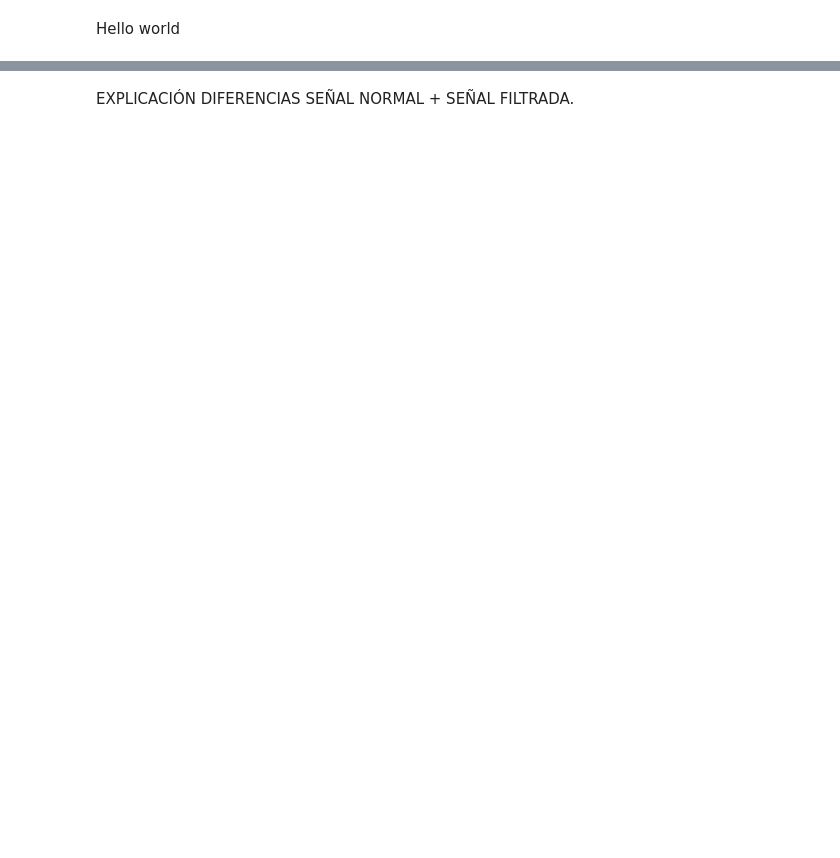
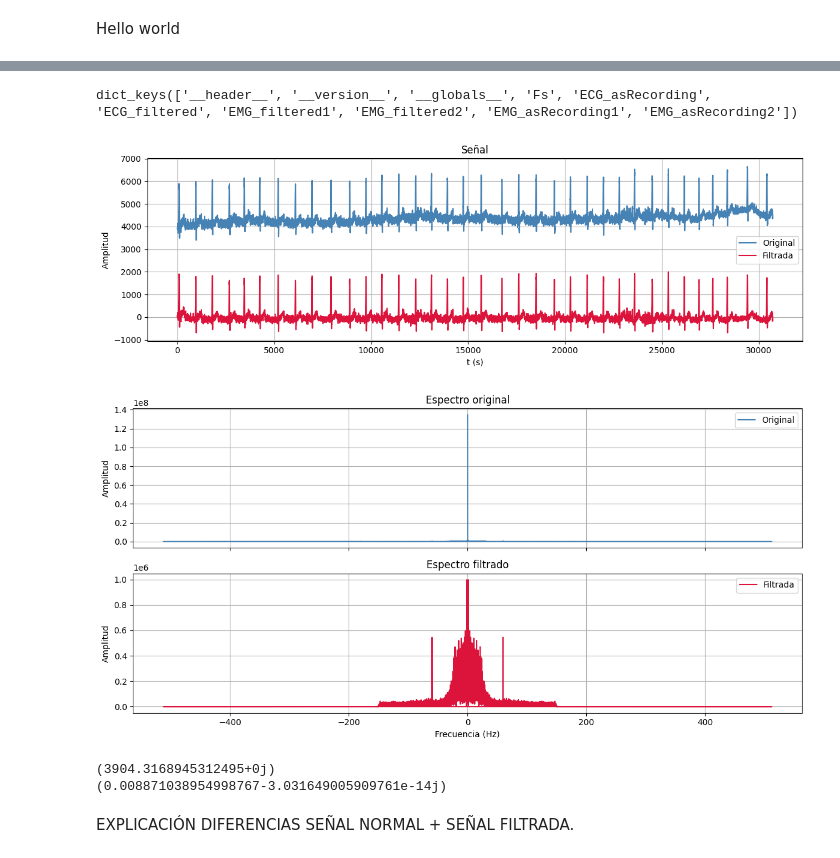
Before and after one commit to Daniu13/Lab_biosenales1, a Jupyter notebook: prac3/act_clase.ipynb, the cells around one changed output, grey strips where cells are left out. Saved outputs shown, nothing was run; the diff lists cells and outputs as text; code cells hidden in the pictures; blank space fills up the shorter version.

Commit message:
Cambie la funcion de graficar e hice hasta lo de los 15 ciclos

```diff
--- a/prac3/act_clase.ipynb
+++ b/prac3/act_clase.ipynb
@@ -78,2 +63,41 @@ dict_keys(['__header__', '__version__', '__globals__', 'Fs', 'ECG_asRecording',
+# %%
+fs = 1024 #Hz
+signals = sio.loadmat(r'signals.mat') # cambiar para colab
+print(signals.keys())
+# 'ECG_asRecording'
+# 'EMG_asRecording1'
+# 'EMG_asRecording2'
+
+#señal ecg en t
+ecg = signals['ECG_asRecording'].flatten()
+ecg_filtrada = signals['ECG_filtered'].flatten()
+
+
+#Vec tiempo
+vec_tiempo = np.arange(0, len(ecg))
+
+#señal ecg en freq
+freqs = np.fft.fftfreq(len(ecg), d=1/fs)
+fft_ecg = np.fft.fft(ecg)
+fft_ecg_filtrada = np.fft.fft(ecg_filtrada)
+# %% [output]
+dict_keys(['__header__', '__version__', '__globals__', 'Fs', 'ECG_asRecording', 'ECG_filtered', 'EMG_filtered1', 'EMG_filtered2', 'EMG_asRecording1', 'EMG_asRecording2'])
+# %%
+graficar(vec_tiempo, ecg, ecg_filtrada,
+         ejex='t (s)', ejey='Amplitud', titulo='Señal',
+         labels=['Original', 'Filtrada'])
+graficar(freqs, np.abs(fft_ecg), np.abs(fft_ecg_filtrada),
+         ejex='Frecuencia (Hz)', ejey='Amplitud',
+         titulo=['Espectro original', 'Espectro filtrado'],
+         labels=['Original', 'Filtrada'],
+         subplots=True)
+#20 * np.log10(np.abs(fft_ecg_filtrada) + 1e-10)
+print(np.mean(fft_ecg))
+print(np.mean(fft_ecg_filtrada))
+# %% [output]
+[figure, added]
+[figure, added]
+(3904.3168945312495+0j)
+(0.008871038954998767-3.031649005909761e-14j)
 # %% [markdown]
 EXPLICACIÓN DIFERENCIAS SEÑAL NORMAL + SEÑAL FILTRADA.
```
Also changed, not shown: parts of 6 cells of this notebook.
